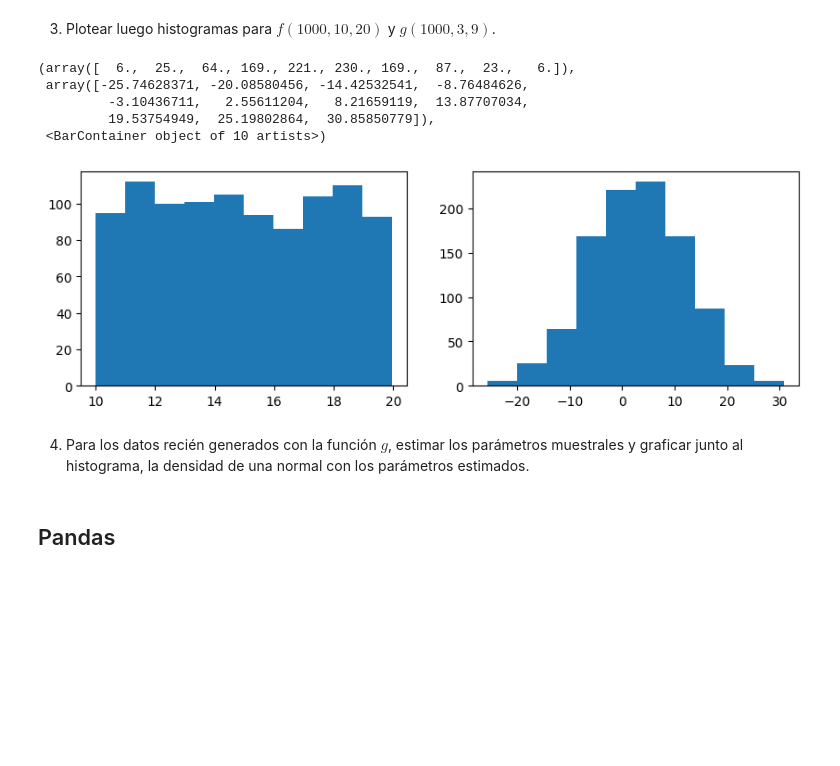
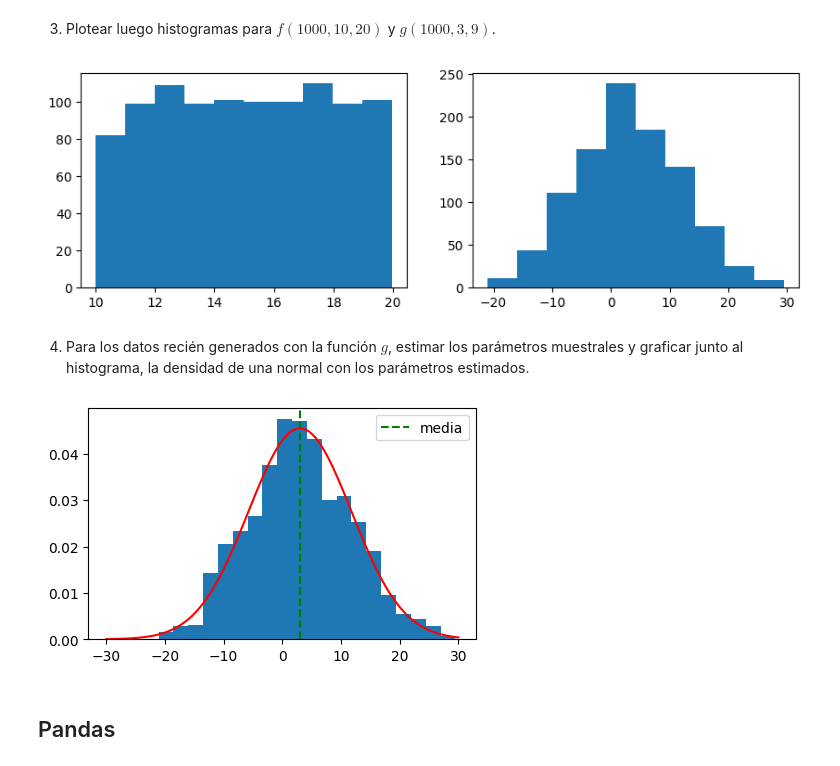
Before and after one commit to SantiDrelewicz/Aprendizaje-Automatico, a Jupyter notebook: AA-I/Notebooks/notebook_01_herramientas.ipynb, the cells around one changed output. Saved outputs shown, nothing was run; the diff lists cells and outputs as text; code cells hidden in the pictures; blank space fills up the shorter version.

```diff
--- a/AA-I/Notebooks/notebook_01_herramientas.ipynb
+++ b/AA-I/Notebooks/notebook_01_herramientas.ipynb
@@ -293,15 +296,14 @@ def g(n: int, m: float, v: float) -> np.ndarray:
 # %% [markdown]
 3. Plotear luego histogramas para $f(1000, 10, 20)$ y $g(1000, 3, 9)$.
 # %%
+u = f(1000, 10, 20)
+z = g(1000, 3, 9)
+
 fig, axes = plt.subplots(1, 2, figsize=(10, 3))
-axes[0].hist(f(1000, 10, 20))
-axes[1].hist(g(1000, 3, 9))
+axes[0].hist(u)
+axes[1].hist(z)
+plt.show()
 # %% [output]
-(array([  6.,  25.,  64., 169., 221., 230., 169.,  87.,  23.,   6.]),
- array([-25.74628371, -20.08580456, -14.42532541,  -8.76484626,
-         -3.10436711,   2.55611204,   8.21659119,  13.87707034,
-         19.53754949,  25.19802864,  30.85850779]),
- <BarContainer object of 10 artists>)
-[figure, old version]
+[figure, new version]
 # %% [markdown]
 4. Para los datos recién generados con la función $g$, estimar los parámetros muestrales y graficar junto al histograma, la densidad de una normal con los parámetros estimados.
@@ -310,3 +310,16 @@ m =
+# %%
+m = np.mean(z)
+v = np.std(z, ddof=1)
+x = np.linspace(-30, 30, 100)
+
+plt.figure(figsize=(5, 3))
+plt.axvline(m, color="green", linestyle="dashed", label="media")
+plt.hist(z, bins=20, density=True)
+plt.plot(x, scipy.stats.norm.pdf(x, loc=m, scale=v), color="red")
+plt.legend()
+plt.show()
+# %% [output]
+[figure, added]
 # %% [markdown]
 ## Pandas
 # %%
```
Also changed, not shown: parts of 9 cells of this notebook.
